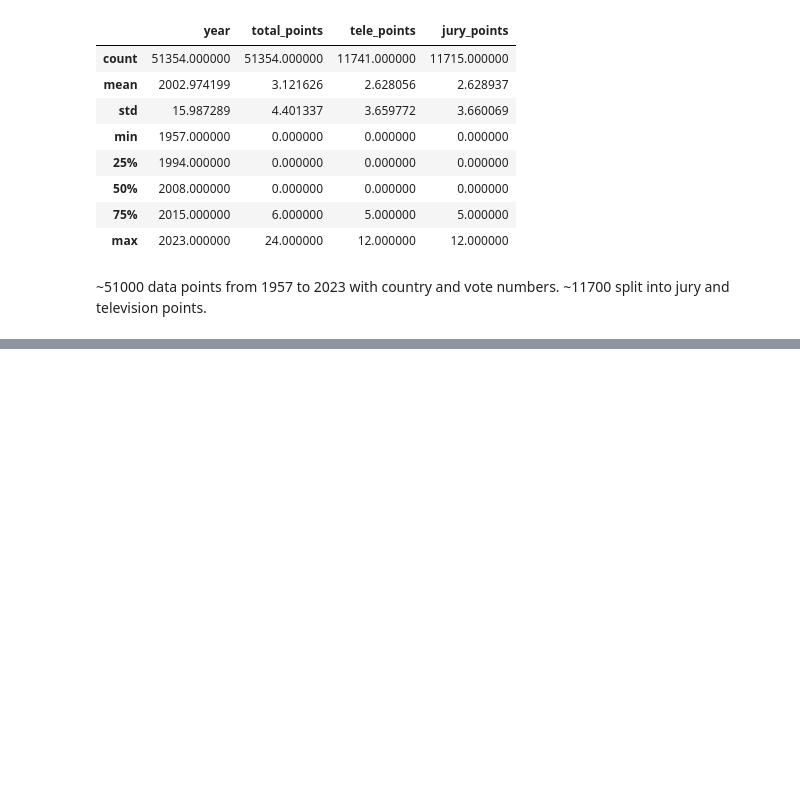
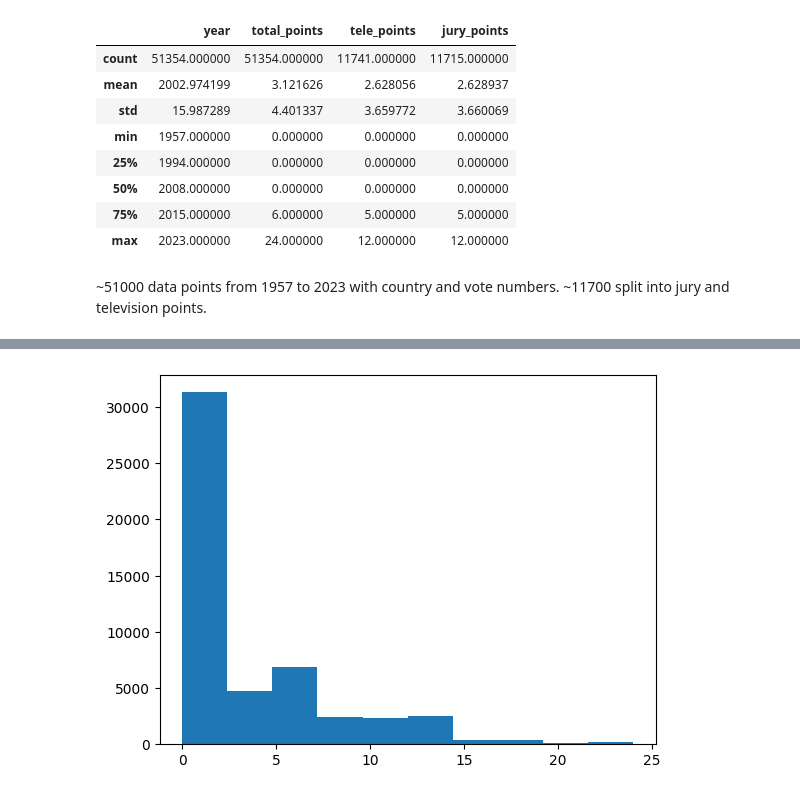
Before and after one commit to kluedemann/eurovision-voting-analysis, a Jupyter notebook: src/preliminary_analysis.ipynb, the cells around one changed output, grey strips where cells are left out. Drawn from its saved outputs; the diff is of its cells as text; code cells hidden in the pictures; blank space fills up the shorter version.

```diff
--- a/src/preliminary_analysis.ipynb
+++ b/src/preliminary_analysis.ipynb
@@ -38,0 +71,5 @@ df.describe()
+# %%
+plt.hist(votes_df["total_points"])
+plt.show()
+# %% [output]
+[figure, added]
```
Also changed, not shown: parts of 9 cells of this notebook.
